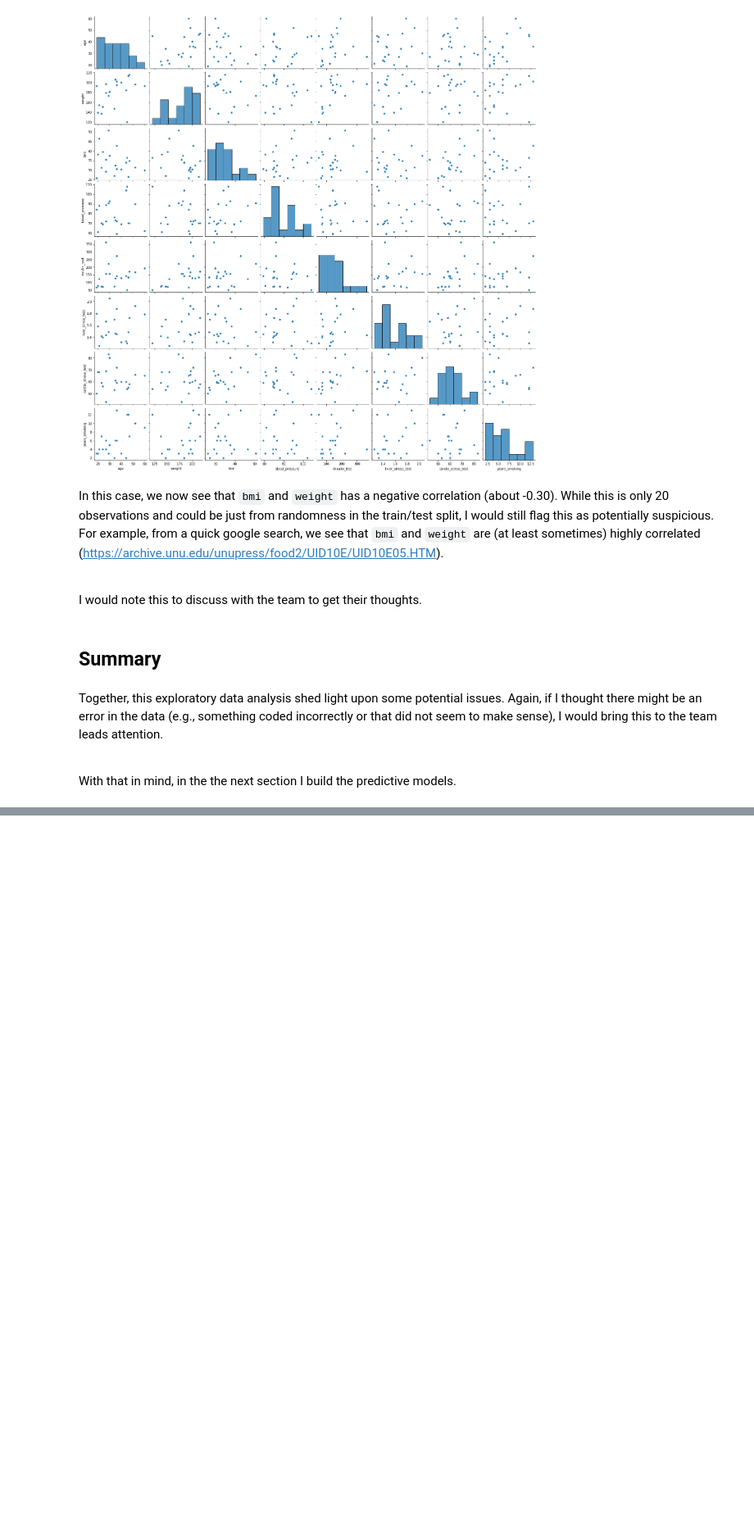
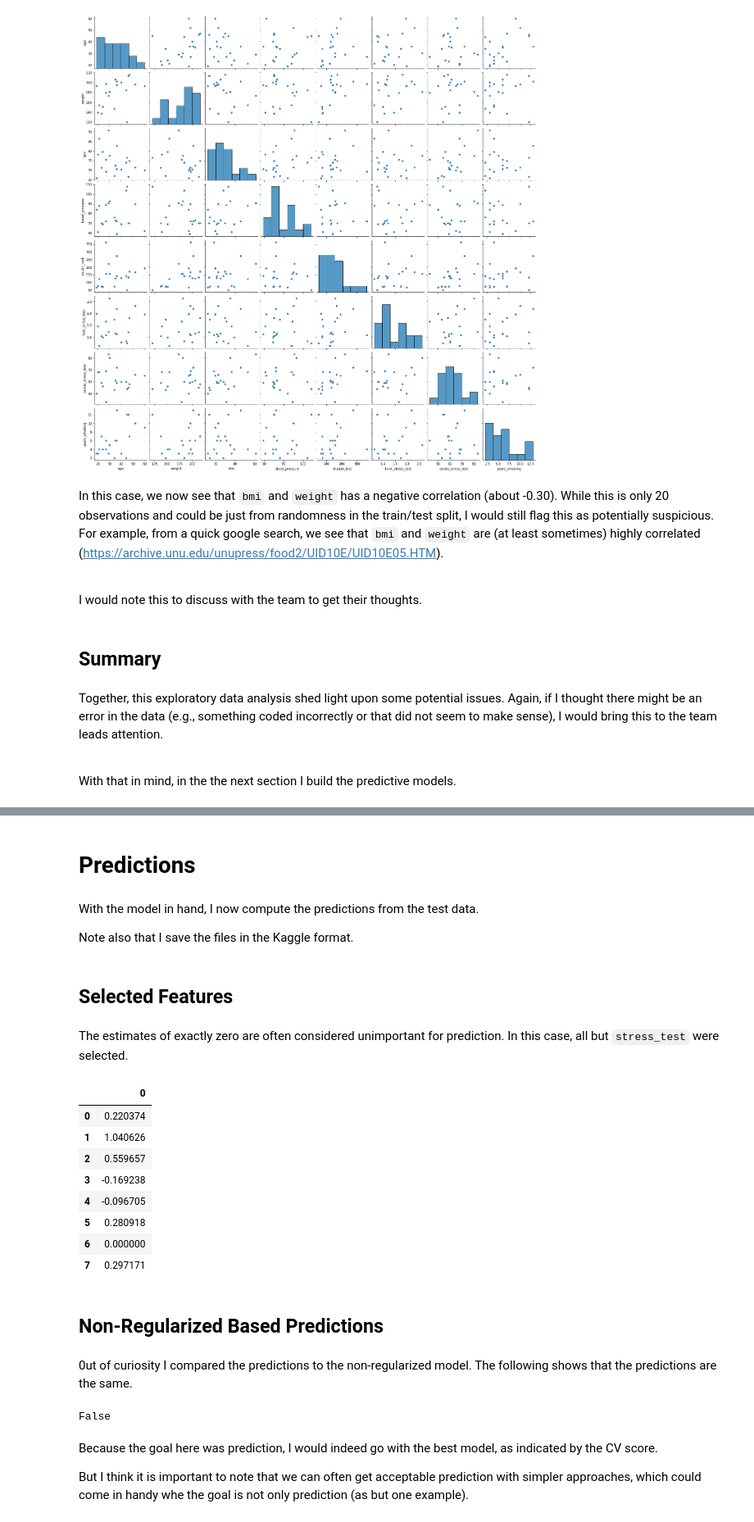
Before and after one commit to donaldRwilliams/notebook, a Jupyter notebook: notebook.ipynb, the cells around one changed output, grey strips where cells are left out. Shown at 82% size. Cells and saved outputs as stored; diff of their text form; code cells hidden in the pictures; blank space fills up the shorter version.

```diff
--- a/notebook.ipynb
+++ b/notebook.ipynb
@@ -397,0 +483,54 @@ array([0.75151449, 0.17614   , 0.40551455, 0.03945275, 0.19615176,
+# %% [markdown]
+# Predictions
+# %% [markdown]
+With the model in hand, I now compute the predictions from the test data.
+
+Note also that I save the files in the Kaggle format.
+# %%
+# notice `selected_alpha`
+l1_logreg = LogisticRegression(penalty='l1', C=selected_alpha, solver='liblinear')
+
+fit = l1_logreg.fit(X_train_scaled, np.ravel(y_train))
+
+# kaggle
+Predicted = pd.DataFrame(fit.predict(X_test_scaled), columns=["Predicted"])
+
+Id = pd.DataFrame(np.linspace(1,20,20), columns=["Id"])
+
+# requires string
+Id['Id'] = Id.Id.astype(str)
+
+submission = pd.concat([Id, Predicted], axis=1)
+
+# save submission
+submission.to_csv('notebook/submission.csv')
+# %% [markdown]
+## Selected Features
+# %% [markdown]
+The estimates of exactly zero are often considered unimportant for prediction. In this case, all but `stress_test` were selected.
+# %%
+t(pd.DataFrame(fit.coef_))
+# %% [output]
+|  | 0 |
+| 0 | 0.220374 |
+| 1 | 1.040626 |
+| 2 | 0.559657 |
+| 3 | -0.169238 |
+| 4 | -0.096705 |
+| 5 | 0.280918 |
+| 6 | 0.000000 |
+| 7 | 0.297171 |
+# %% [markdown]
+## Non-Regularized Based Predictions
+# %% [markdown]
+0ut of curiosity I compared the predictions to the non-regularized model. The following shows that the predictions are the same.
+# %%
+np.any( logreg.fit(X_train_scaled, np.ravel(y_train)).predict(X_test_scaled) != submission.Predicted)
+# %% [output]
+False
+# %% [markdown]
+Because the goal here was prediction, I would indeed go with the best model, as indicated by the CV score.
+
+But I think it is important to note that we can often get acceptable prediction
+with simpler approaches, which could come in handy whe the goal is not
+only prediction (as but one example).
```
Also changed, not shown: parts of 49 cells of this notebook.
